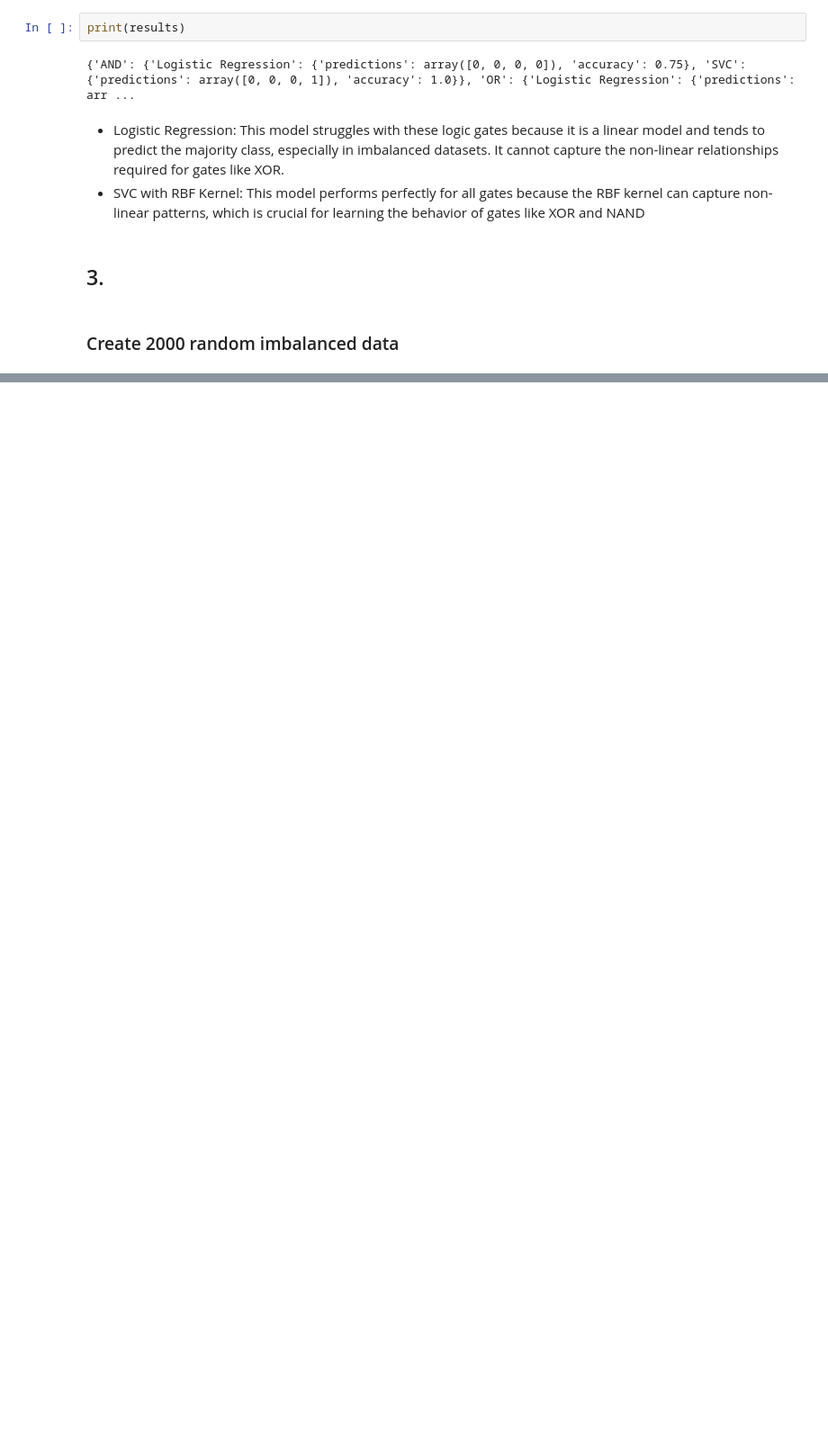
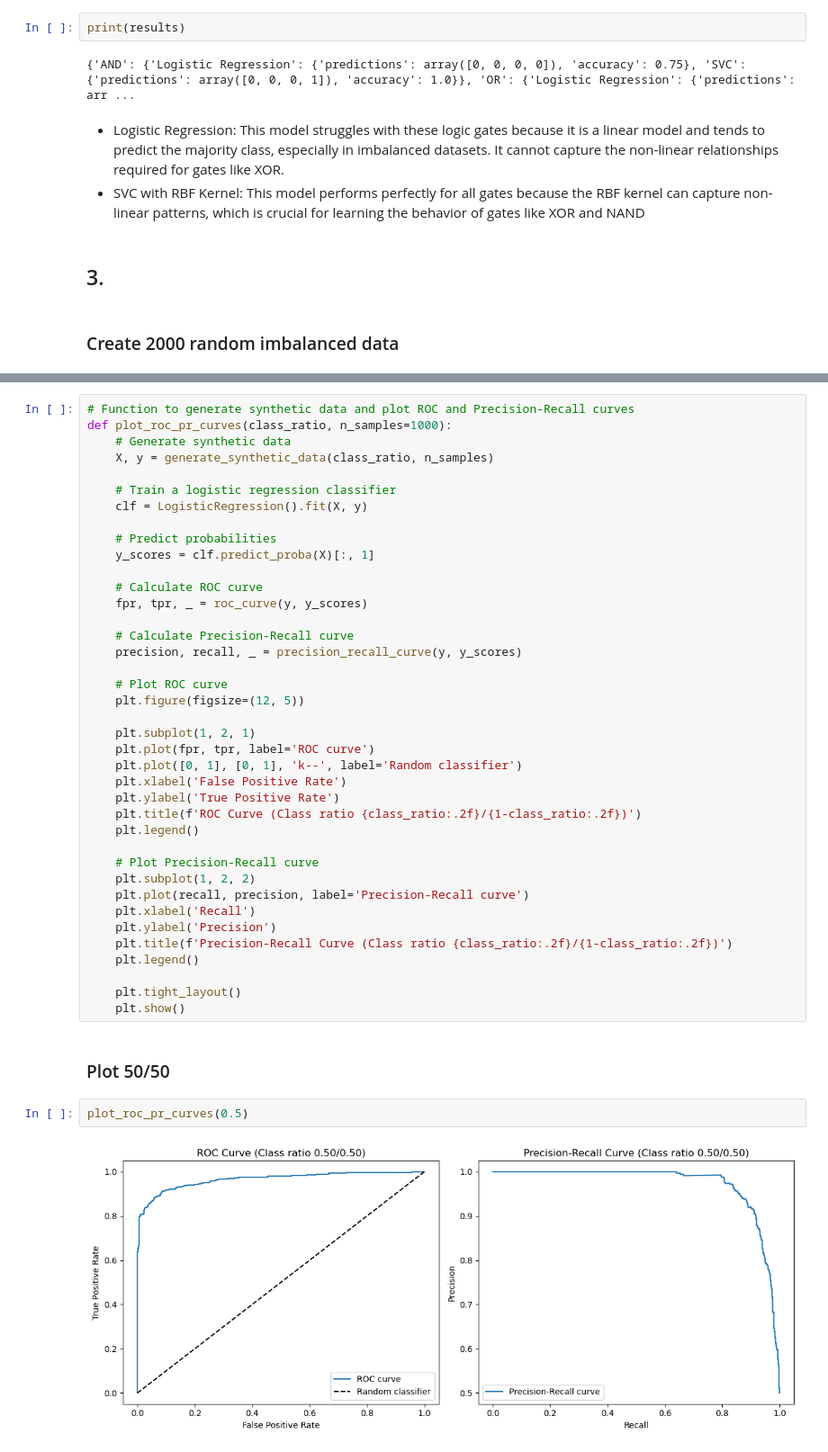
Before and after one commit to yzysnake/DeepLearningComputerVision, a Jupyter notebook: Week 3/Assignment 1/Assignment_1.ipynb, the cells around one changed output, grey strips where cells are left out. Shown at 90% size. Cells and saved outputs as stored; diff of their text form; blank space fills up the shorter version.

```diff
--- a/Week 3/Assignment 1/Assignment_1.ipynb
+++ b/Week 3/Assignment 1/Assignment_1.ipynb
@@ -55,0 +70,45 @@ print(results)
+# %%
+# Function to generate synthetic data and plot ROC and Precision-Recall curves
+def plot_roc_pr_curves(class_ratio, n_samples=1000):
+    # Generate synthetic data
+    X, y = generate_synthetic_data(class_ratio, n_samples)
+
+    # Train a logistic regression classifier
+    clf = LogisticRegression().fit(X, y)
+
+    # Predict probabilities
+    y_scores = clf.predict_proba(X)[:, 1]
+
+    # Calculate ROC curve
+    fpr, tpr, _ = roc_curve(y, y_scores)
+
+    # Calculate Precision-Recall curve
+    precision, recall, _ = precision_recall_curve(y, y_scores)
+
+    # Plot ROC curve
+    plt.figure(figsize=(12, 5))
+
+    plt.subplot(1, 2, 1)
+    plt.plot(fpr, tpr, label='ROC curve')
+    plt.plot([0, 1], [0, 1], 'k--', label='Random classifier')
+    plt.xlabel('False Positive Rate')
+    plt.ylabel('True Positive Rate')
+    plt.title(f'ROC Curve (Class ratio {class_ratio:.2f}/{1-class_ratio:.2f})')
+    plt.legend()
+
+    # Plot Precision-Recall curve
+    plt.subplot(1, 2, 2)
+    plt.plot(recall, precision, label='Precision-Recall curve')
+    plt.xlabel('Recall')
+    plt.ylabel('Precision')
+    plt.title(f'Precision-Recall Curve (Class ratio {class_ratio:.2f}/{1-class_ratio:.2f})')
+    plt.legend()
+
+    plt.tight_layout()
+    plt.show()
+# %% [markdown]
+### Plot 50/50
+# %%
+plot_roc_pr_curves(0.5)
+# %% [output]
+[figure, added]
```
Also changed, not shown: parts of 24 cells of this notebook.
